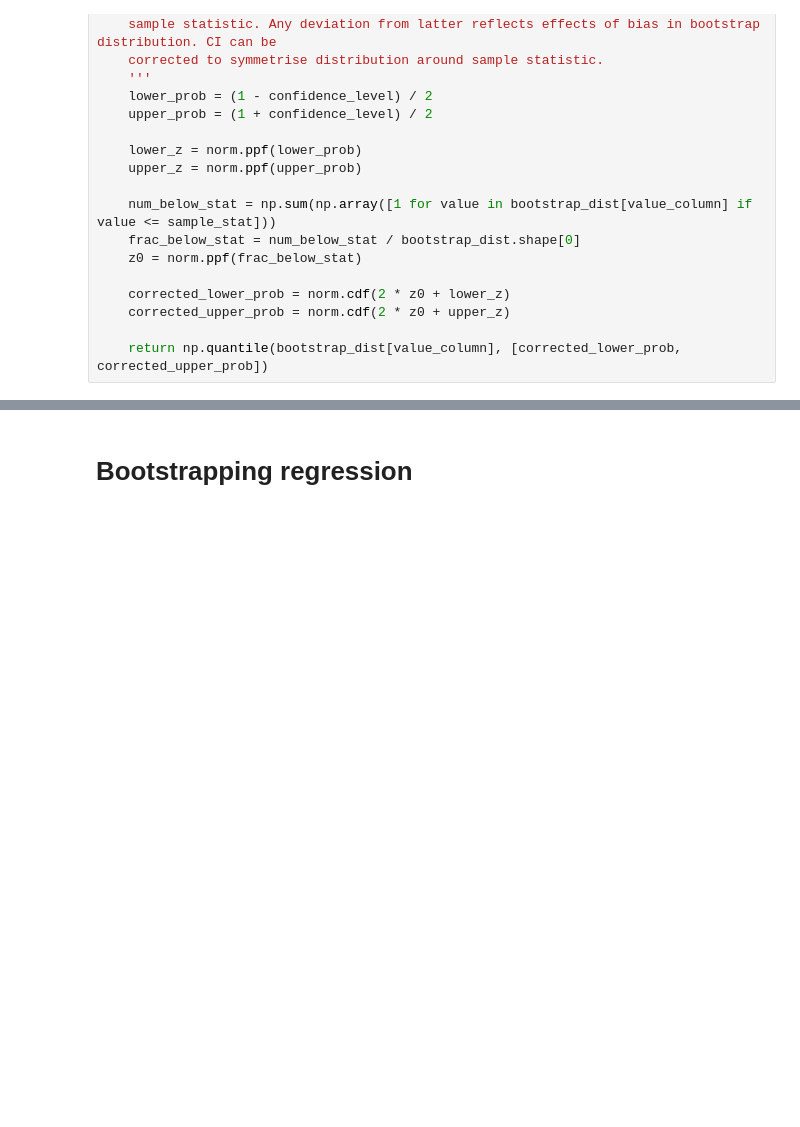
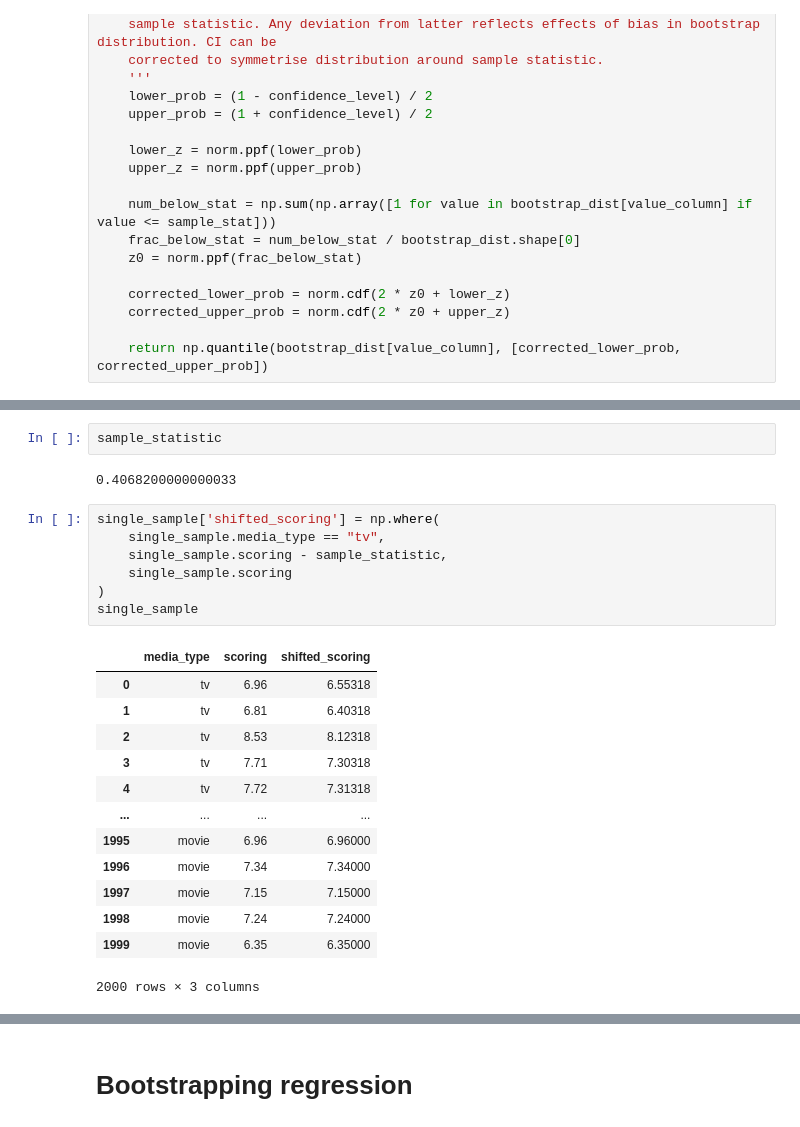
Before and after one commit to derekmiddlemiss/python-resampling, a Jupyter notebook: Resampling_v2.ipynb, the cells around one changed output, grey strips where cells are left out. Saved outputs shown, nothing was run; the diff lists cells and outputs as text; blank space fills up the shorter version.

```diff
--- a/Resampling_v2.ipynb
+++ b/Resampling_v2.ipynb
@@ -549,0 +569,25 @@ The outcome of the test is typically determined by calculating a $p$-value ($p$
+# %%
+sample_statistic
+# %% [output]
+0.4068200000000033
+# %%
+single_sample['shifted_scoring'] = np.where(
+    single_sample.media_type == "tv",
+    single_sample.scoring - sample_statistic,
+    single_sample.scoring
+)
+single_sample
+# %% [output]
+|  | media_type | scoring | shifted_scoring |
+| 0 | tv | 6.96 | 6.55318 |
+| 1 | tv | 6.81 | 6.40318 |
+| 2 | tv | 8.53 | 8.12318 |
+| 3 | tv | 7.71 | 7.30318 |
+| 4 | tv | 7.72 | 7.31318 |
+| ... | ... | ... | ... |
+| 1995 | movie | 6.96 | 6.96000 |
+| 1996 | movie | 7.34 | 7.34000 |
+| 1997 | movie | 7.15 | 7.15000 |
+| 1998 | movie | 7.24 | 7.24000 |
+| 1999 | movie | 6.35 | 6.35000 |
+2000 rows × 3 columns
```
Also changed, not shown: parts of 58 cells of this notebook.
